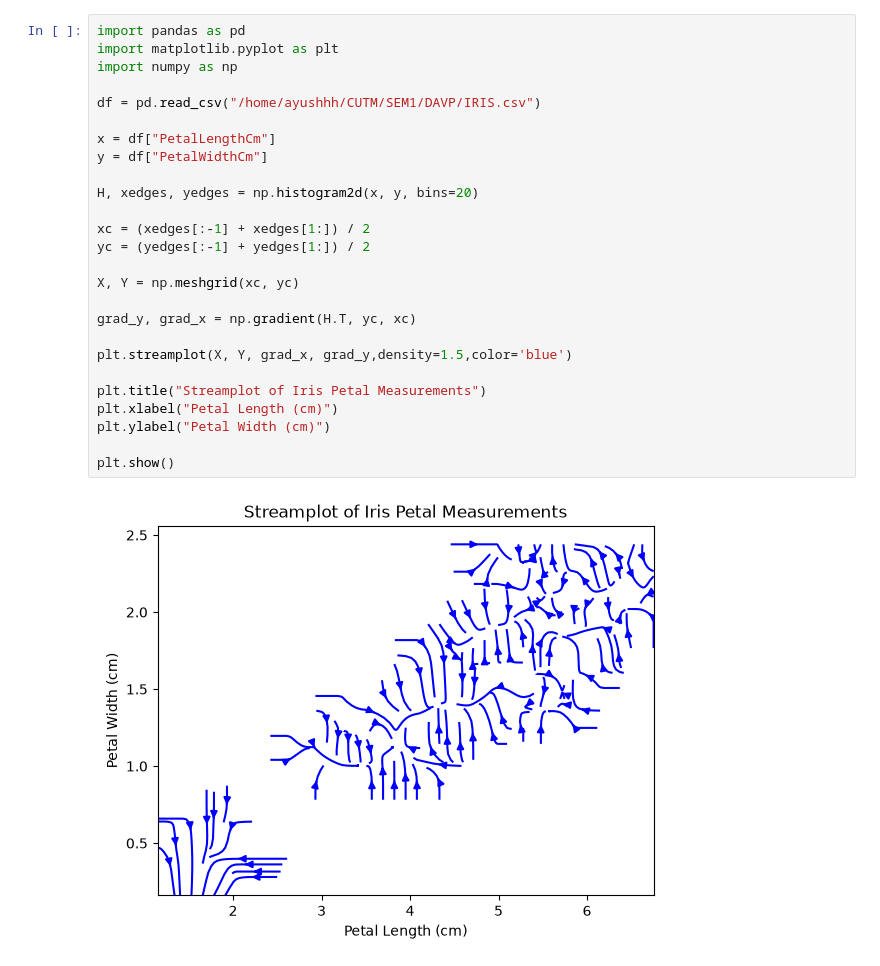
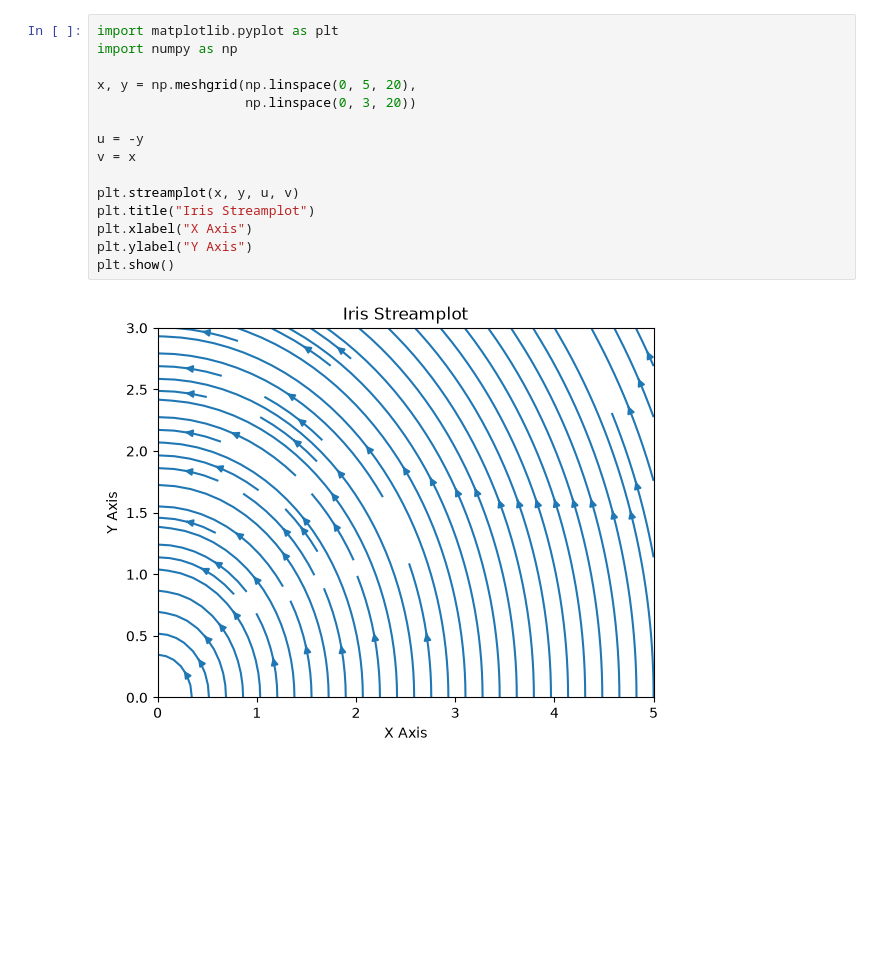
Before and after one commit to aayush-xid-su/CUTM, a Jupyter notebook: SEM1/DAVP/lab/iris_lab/StreamPlot_iris.ipynb, the cells around one changed output. Cells and saved outputs as stored; diff of their text form; blank space fills up the shorter version.

```diff
--- a/SEM1/DAVP/lab/iris_lab/StreamPlot_iris.ipynb
+++ b/SEM1/DAVP/lab/iris_lab/StreamPlot_iris.ipynb
@@ -1,28 +1,17 @@
 # %%
-import pandas as pd
 import matplotlib.pyplot as plt
 import numpy as np
 
-df = pd.read_csv("/home/ayushhh/CUTM/SEM1/DAVP/IRIS.csv")
+x, y = np.meshgrid(np.linspace(0, 5, 20),
+                   np.linspace(0, 3, 20))
 
-x = df["PetalLengthCm"]
-y = df["PetalWidthCm"]
+u = -y
+v = x
 
-H, xedges, yedges = np.histogram2d(x, y, bins=20)
-
-xc = (xedges[:-1] + xedges[1:]) / 2
-yc = (yedges[:-1] + yedges[1:]) / 2
-
-X, Y = np.meshgrid(xc, yc)
-
-grad_y, grad_x = np.gradient(H.T, yc, xc)
-
-plt.streamplot(X, Y, grad_x, grad_y,density=1.5,color='blue')
-
-plt.title("Streamplot of Iris Petal Measurements")
-plt.xlabel("Petal Length (cm)")
-plt.ylabel("Petal Width (cm)")
-
+plt.streamplot(x, y, u, v)
+plt.title("Iris Streamplot")
+plt.xlabel("X Axis")
+plt.ylabel("Y Axis")
 plt.show()
 # %% [output]
-[figure, old version]
+[figure, new version]
```
Also changed, not shown: 16 other files.
